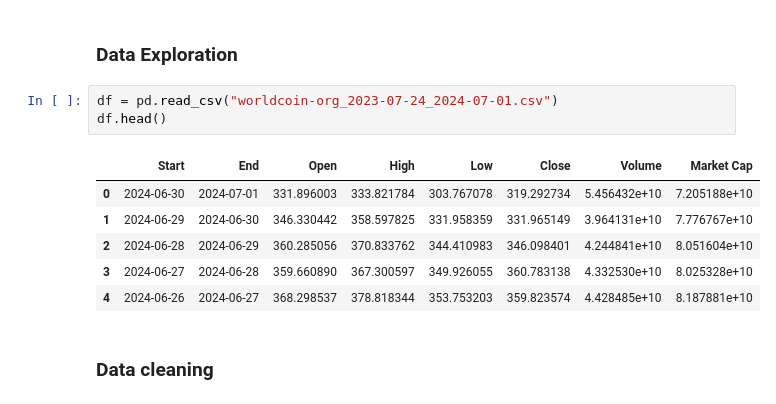
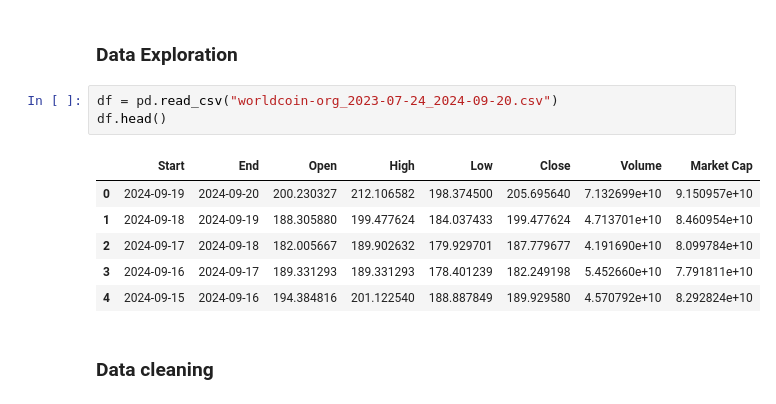
Before and after one commit to randellmwania/Worldcoin-price-Analysis-and-prediction, a Jupyter notebook: wld.ipynb, the cells around one changed output. Saved outputs shown, nothing was run; the diff lists cells and outputs as text.

```diff
--- a/wld.ipynb
+++ b/wld.ipynb
@@ -16,15 +16,15 @@ from sklearn.svm import SVR
 # %% [markdown]
 ### Data Exploration
 # %%
-df = pd.read_csv("worldcoin-org_2023-07-24_2024-07-01.csv")
+df = pd.read_csv("worldcoin-org_2023-07-24_2024-09-20.csv")
 df.head()
 # %% [output]
 |  | Start | End | Open | High | Low | Close | Volume | Market Cap |
-| 0 | 2024-06-30 | 2024-07-01 | 331.896003 | 333.821784 | 303.767078 | 319.292734 | 5.456432e+10 | 7.205188e+10 |
-| 1 | 2024-06-29 | 2024-06-30 | 346.330442 | 358.597825 | 331.958359 | 331.965149 | 3.964131e+10 | 7.776767e+10 |
-| 2 | 2024-06-28 | 2024-06-29 | 360.285056 | 370.833762 | 344.410983 | 346.098401 | 4.244841e+10 | 8.051604e+10 |
-| 3 | 2024-06-27 | 2024-06-28 | 359.660890 | 367.300597 | 349.926055 | 360.783138 | 4.332530e+10 | 8.025328e+10 |
-| 4 | 2024-06-26 | 2024-06-27 | 368.298537 | 378.818344 | 353.753203 | 359.823574 | 4.428485e+10 | 8.187881e+10 |
+| 0 | 2024-09-19 | 2024-09-20 | 200.230327 | 212.106582 | 198.374500 | 205.695640 | 7.132699e+10 | 9.150957e+10 |
+| 1 | 2024-09-18 | 2024-09-19 | 188.305880 | 199.477624 | 184.037433 | 199.477624 | 4.713701e+10 | 8.460954e+10 |
+| 2 | 2024-09-17 | 2024-09-18 | 182.005667 | 189.902632 | 179.929701 | 187.779677 | 4.191690e+10 | 8.099784e+10 |
+| 3 | 2024-09-16 | 2024-09-17 | 189.331293 | 189.331293 | 178.401239 | 182.249198 | 5.452660e+10 | 7.791811e+10 |
+| 4 | 2024-09-15 | 2024-09-16 | 194.384816 | 201.122540 | 188.887849 | 189.929580 | 4.570792e+10 | 8.292824e+10 |
 # %% [markdown]
 ### Data cleaning
 # %%
```
Also changed, not shown: parts of 9 cells of this notebook, 10 other files.
